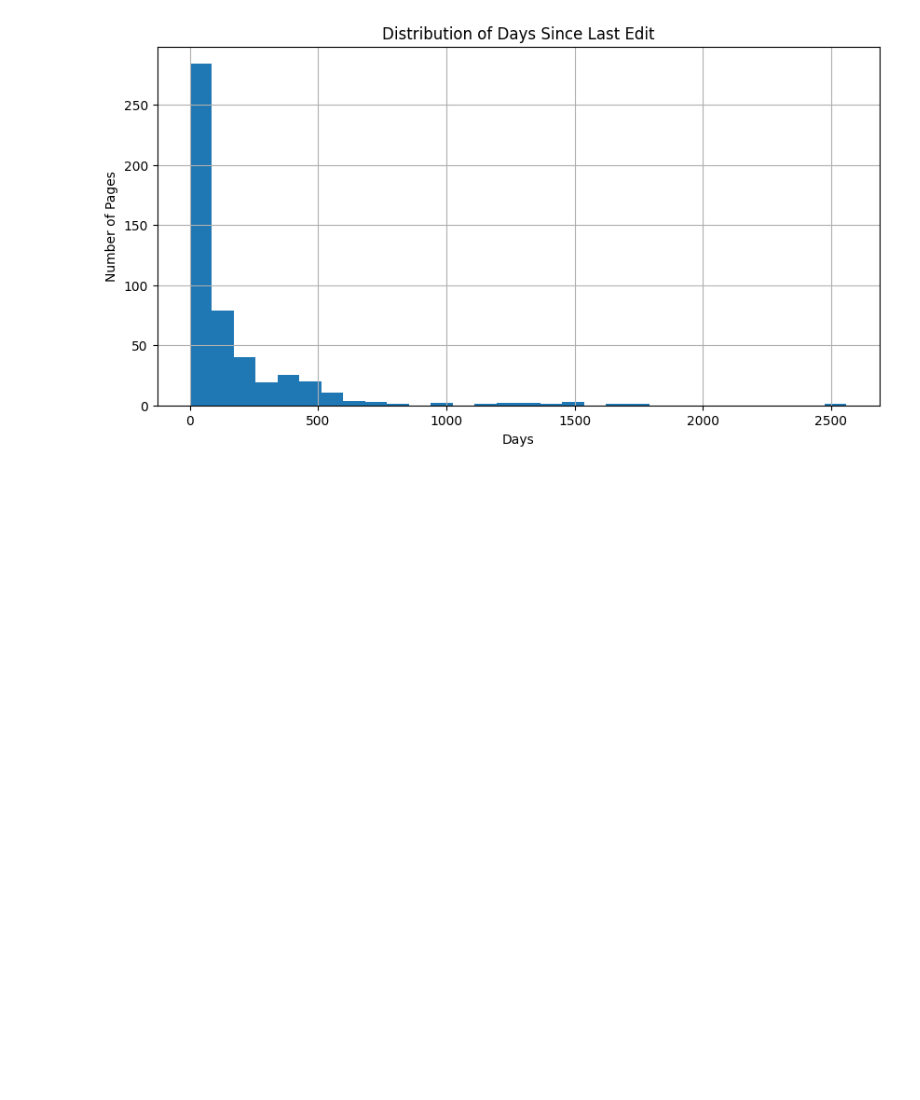
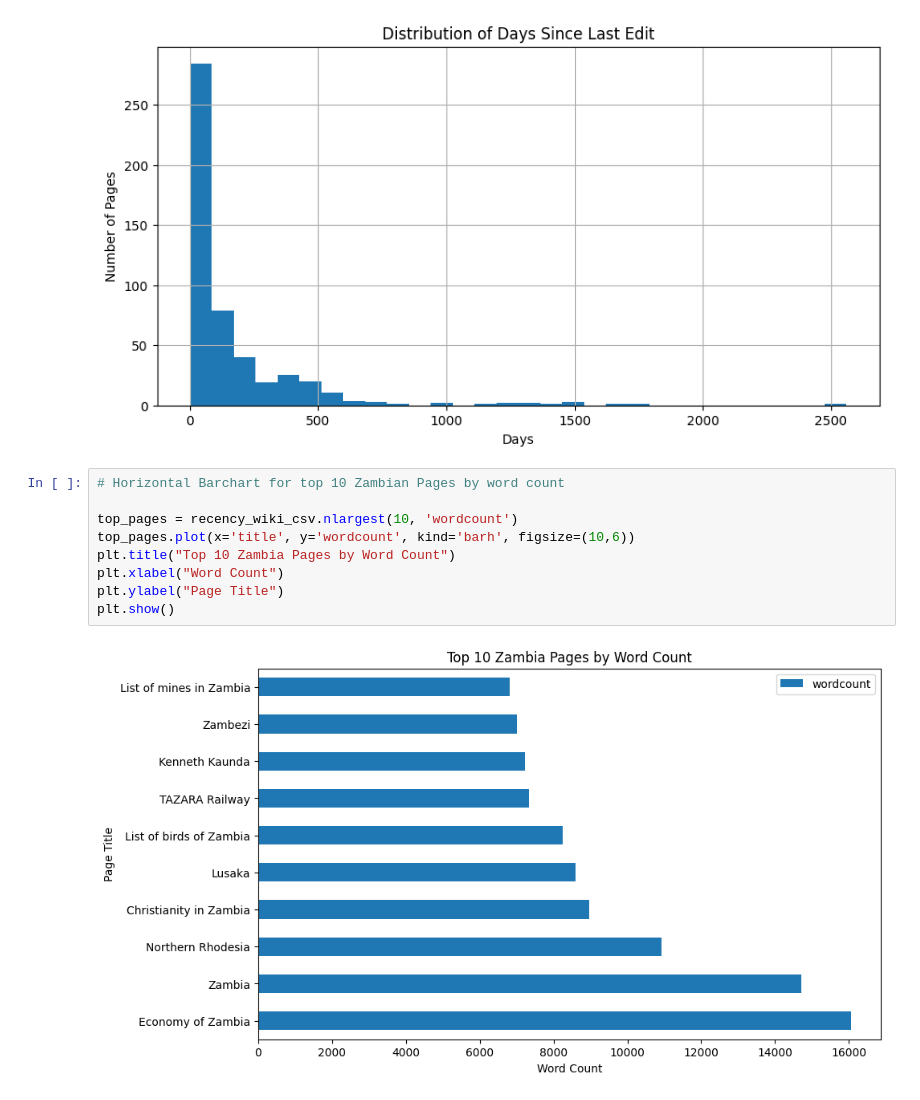
Before and after one commit to Chalwemwansa/data_mining_assign, a Jupyter notebook: Group_22_data_mining_assign.ipynb, the cells around one changed output. Cells and saved outputs as stored; diff of their text form; blank space fills up the shorter version.

Commit message:
Added horizontal bar chart for top 10 Zambian pages by word count. Added visual for page titles vs word count using matplotlib

```diff
--- a/Group_22_data_mining_assign.ipynb
+++ b/Group_22_data_mining_assign.ipynb
@@ -185,3 +185,14 @@ plt.ylabel("Number of Pages")
 plt.show()
 # %% [output]
 [figure]
+# %%
+# Horizontal Barchart for top 10 Zambian Pages by word count
+
+top_pages = recency_wiki_csv.nlargest(10, 'wordcount')
+top_pages.plot(x='title', y='wordcount', kind='barh', figsize=(10,6))
+plt.title("Top 10 Zambia Pages by Word Count")
+plt.xlabel("Word Count")
+plt.ylabel("Page Title")
+plt.show()
+# %% [output]
+[figure, added]
```
